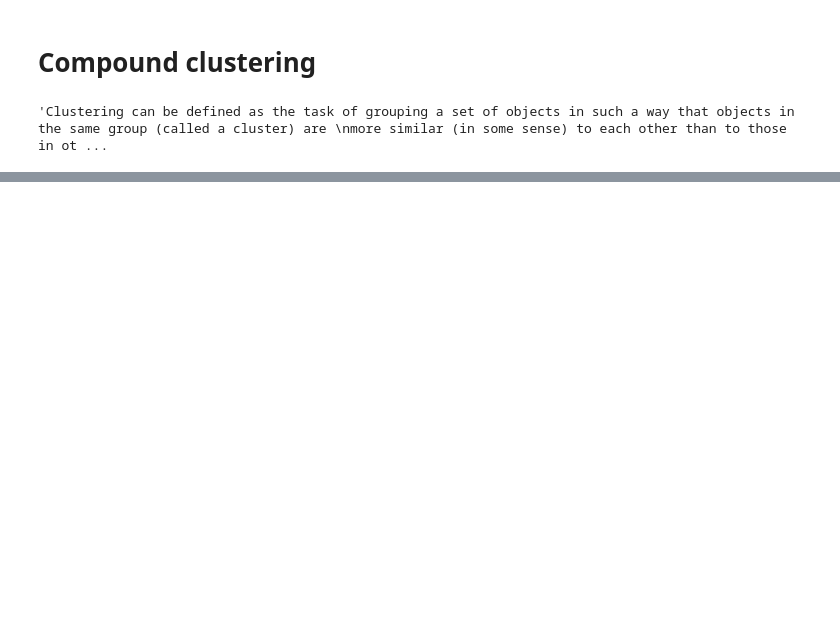
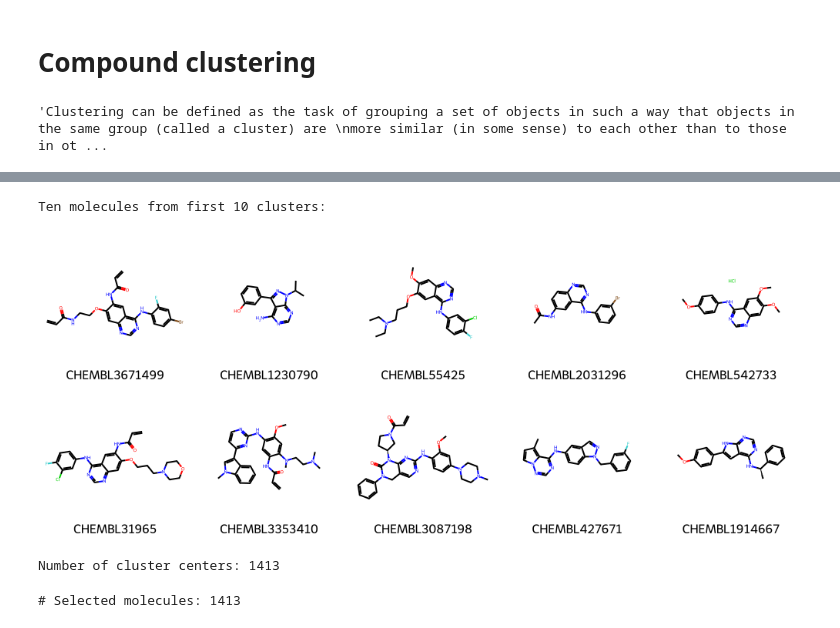
Before and after one commit to DeokhyeonYoon/Practice_for_DrugDiscovery, a Jupyter notebook: Chemical_similarity_search_and_Ligand_stability(vertualscreening)/tutorial_5.ipynb, the cells around one changed output, grey strips where cells are left out. Saved outputs shown, nothing was run; the diff lists cells and outputs as text; code cells hidden in the pictures; blank space fills up the shorter version.

```diff
--- a/Chemical_similarity_search_and_Ligand_stability(vertualscreening)/tutorial_5.ipynb
+++ b/Chemical_similarity_search_and_Ligand_stability(vertualscreening)/tutorial_5.ipynb
@@ -38,0 +209,12 @@ DataFrame shape: (5431, 10)
+# %%
+####  Examples from first 10 clusters
+print("Ten molecules from first 10 clusters:")
+# Draw molecules
+Draw.MolsToGridImage(
+    [compounds[clusters[i][0]][0] for i in range(10)],
+    legends=[compounds[clusters[i][0]][1] for i in range(10)],
+    molsPerRow=5,
+)
+# %% [output]
+Ten molecules from first 10 clusters:
+[figure, added]
@@ -38,0 +236,10 @@ DataFrame shape: (5431, 10)
+# %%
+####  In the following, we are going to pick a final list of max. 1000 compounds as a diverse subset.
+####  Aim of this compound picking is to ensure the diversity for a smaller set of compounds which are proposed for testing
+####  in a confirmatory assay.
+####  Get the cluster center of each cluster (first molecule in each cluster)
+cluster_centers = [compounds[c[0]] for c in clusters]
+# How many cluster centers/clusters do we have?
+print("Number of cluster centers:", len(cluster_centers))
+# %% [output]
+Number of cluster centers: 1413
@@ -38,0 +268,24 @@ DataFrame shape: (5431, 10)
+# %%
+# Count selected molecules, pick cluster centers first
+selected_molecules = cluster_centers.copy()
+# Take 10 molecules (or a maximum of 50%) of each cluster starting with the largest one
+index = 0
+pending = 1000 - len(selected_molecules)
+while pending > 0 and index < len(sorted_clusters):
+    # Take indices of sorted clusters
+    tmp_cluster = sorted_clusters[index][1]
+    # If the first cluster is > 10 big then take exactly 10 compounds
+    if sorted_clusters[index][0] > 10:
+        num_compounds = 10
+    # If smaller, take half of the molecules
+    else:
+        num_compounds = int(0.5 * len(tmp_cluster)) + 1
+    if num_compounds > pending:
+        num_compounds = pending
+    # Write picked molecules and their structures into list of lists called picked_fps
+    selected_molecules += [compounds[i] for i in tmp_cluster[:num_compounds]]
+    index += 1
+    pending = 1000 - len(selected_molecules)
+print("# Selected molecules:", len(selected_molecules))
+# %% [output]
+# Selected molecules: 1413
```
Also changed, not shown: parts of 14 cells of this notebook, 9 other files.
